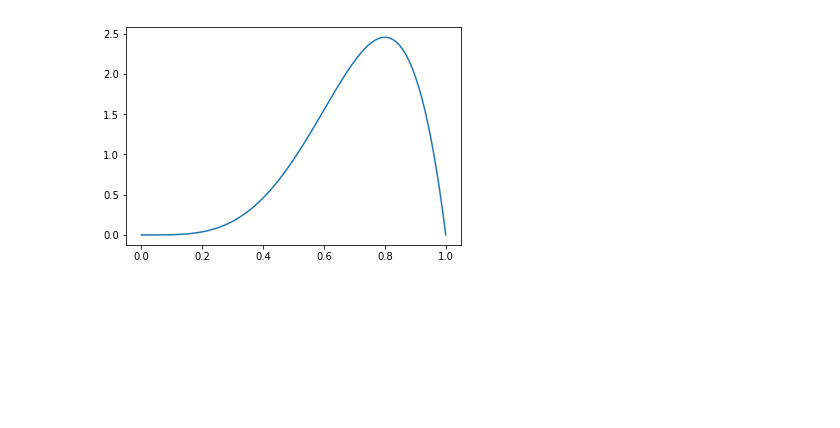
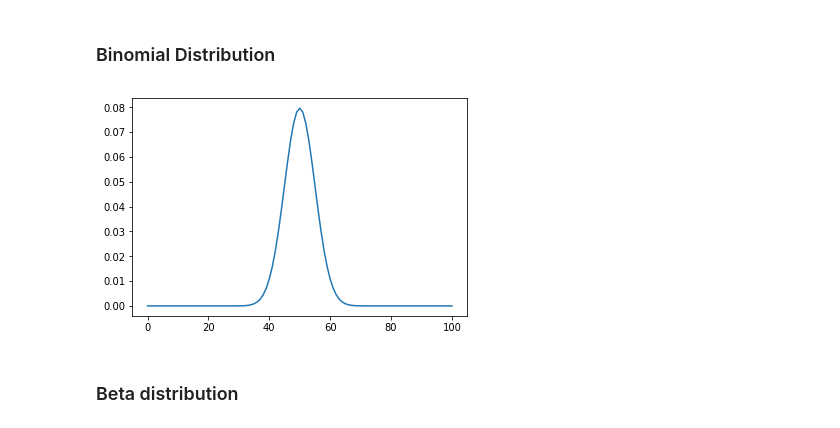
Before and after one commit to jmfveneroso/sequence_tagging, a Jupyter notebook: notebooks/LDA.ipynb, the cells around one changed output. Drawn from its saved outputs; the diff is of its cells as text; code cells hidden in the pictures; blank space fills up the shorter version.

```diff
--- a/notebooks/LDA.ipynb
+++ b/notebooks/LDA.ipynb
@@ -5,27 +5,31 @@ from functools import reduce
 import numpy as np
 import matplotlib.pyplot as plt
 
-def plot_beta(alpha, beta):
-    def factorial(n):
-        if n <= 1:
-            return 1
-        if n > 1:
-            return factorial(n - 1) * n
+def factorial(n):
+    return 1 if n <= 1 else factorial(n - 1) * n
 
-    def beta_fn(x, y):
-        return (factorial(x-1) * factorial(y-1)) / factorial(x+y-1)
+def gamma_fn(x):
+    return factorial(x-1)
 
-    def beta_pdf(x):
-        d = beta_fn(alpha,beta)
-        r = x ** (alpha-1) * (1-x) ** (beta-1)
-        return r / d
+def beta_fn(x, y):
+    return (gamma_fn(x) * gamma_fn(y)) / gamma_fn(x+y)
 
-    x = np.linspace(0, 1, num=101)
-    y = list(map(beta_pdf, x))
-
-    plt.plot(x, y)
-    plt.show()
-
-plot_beta(5,2)
+def binomial_coefficient(n, k):
+    return factorial(n) / (factorial(k) * factorial(n-k))
-# %% [output]
-[figure, removed]
+# %% [markdown]
+### Binomial Distribution
+# %%
+def plot_binomial_distribution(theta=1,n=20,color=''):
+    def binomial_distribution(k):
+        return binomial_coefficient(n,k) * theta ** k * (1-theta) ** (n-k)
+
+    x = np.linspace(0, n, num=n+1)
+    y = list(map(binomial_distribution, x))
+    plt.plot(x, y, color)
+    return plt
+
+plot_binomial_distribution(theta=.5,n=100).show()
+# %% [output]
+[figure, added]
+# %% [markdown]
+### Beta distribution
```
Also changed, not shown: parts of 11 cells of this notebook, 2 other files.
